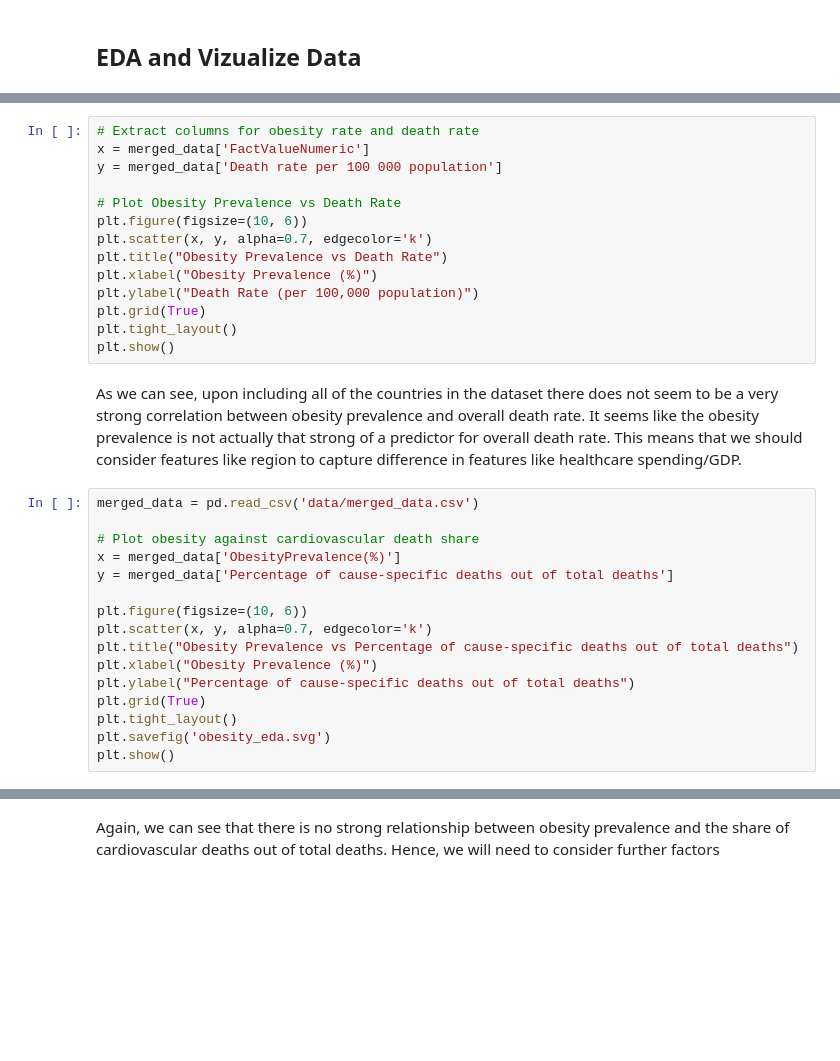
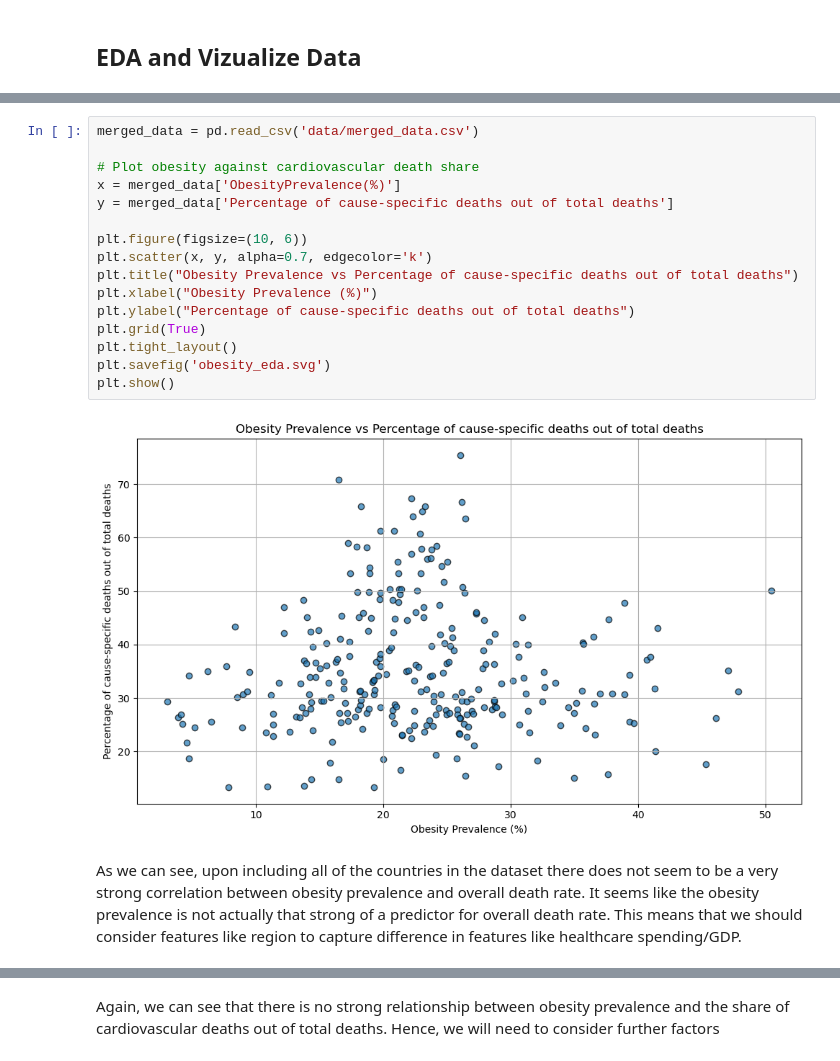
Before and after one commit to Dylanuripark/CS109-CardiovascularHealth, a Jupyter notebook: main.ipynb, the cells around one changed output, grey strips where cells are left out. Saved outputs shown, nothing was run; the diff lists cells and outputs as text; blank space fills up the shorter version.

```diff
--- a/main.ipynb
+++ b/main.ipynb
@@ -430,35 +309,23 @@ fullDf.info()
 # %%
-# Extract columns for obesity rate and death rate
-x = merged_data['FactValueNumeric']
-y = merged_data['Death rate per 100 000 population']
+merged_data = pd.read_csv('data/merged_data.csv')
 
-# Plot Obesity Prevalence vs Death Rate
+# Plot obesity against cardiovascular death share
+x = merged_data['ObesityPrevalence(%)']
+y = merged_data['Percentage of cause-specific deaths out of total deaths']
+
 plt.figure(figsize=(10, 6))
 plt.scatter(x, y, alpha=0.7, edgecolor='k')
-plt.title("Obesity Prevalence vs Death Rate")
+plt.title("Obesity Prevalence vs Percentage of cause-specific deaths out of total deaths")
 plt.xlabel("Obesity Prevalence (%)")
-plt.ylabel("Death Rate (per 100,000 population)")
+plt.ylabel("Percentage of cause-specific deaths out of total deaths")
 plt.grid(True)
 plt.tight_layout()
+plt.savefig('obesity_eda.svg')
 plt.show()
+# %% [output]
+[figure, added]
 # %% [markdown]
 As we can see, upon including all of the countries in the dataset there does not seem to be a very strong correlation between obesity prevalence and overall death rate. It seems like the obesity prevalence is not actually that strong of a predictor for overall death rate. This means that we should consider features like region to capture difference in features like healthcare spending/GDP.
-# %%
-merged_data = pd.read_csv('data/merged_data.csv')
-
-# Plot obesity against cardiovascular death share
-x = merged_data['ObesityPrevalence(%)']
-y = merged_data['Percentage of cause-specific deaths out of total deaths']
-
-plt.figure(figsize=(10, 6))
-plt.scatter(x, y, alpha=0.7, edgecolor='k')
-plt.title("Obesity Prevalence vs Percentage of cause-specific deaths out of total deaths")
-plt.xlabel("Obesity Prevalence (%)")
-plt.ylabel("Percentage of cause-specific deaths out of total deaths")
-plt.grid(True)
-plt.tight_layout()
-plt.savefig('obesity_eda.svg')
-plt.show()
 # %%
 full_Df = pd.read_csv('data/Fully_Merged_data.csv')
 
```
Also changed, not shown: parts of 26 cells of this notebook.
